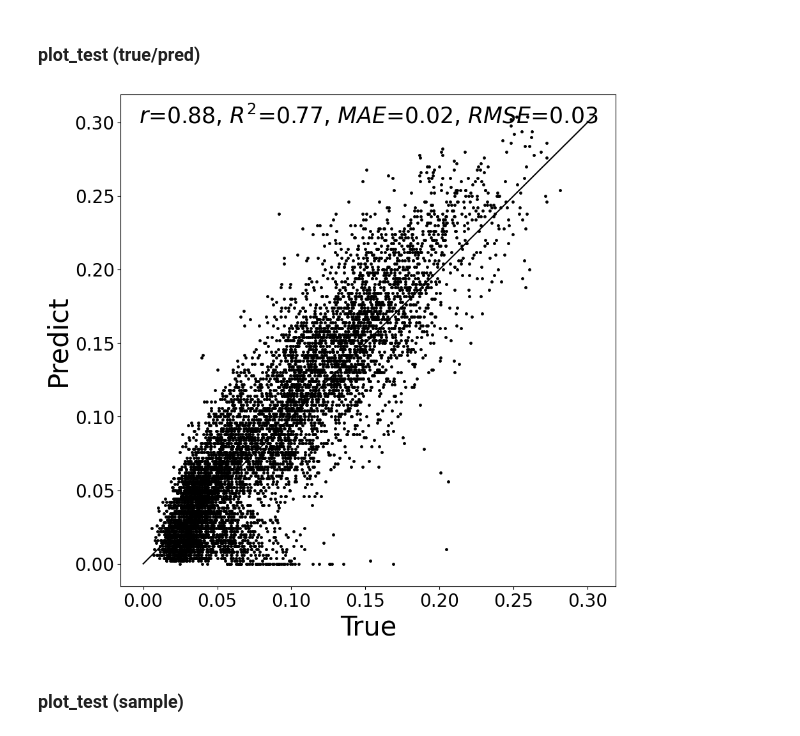
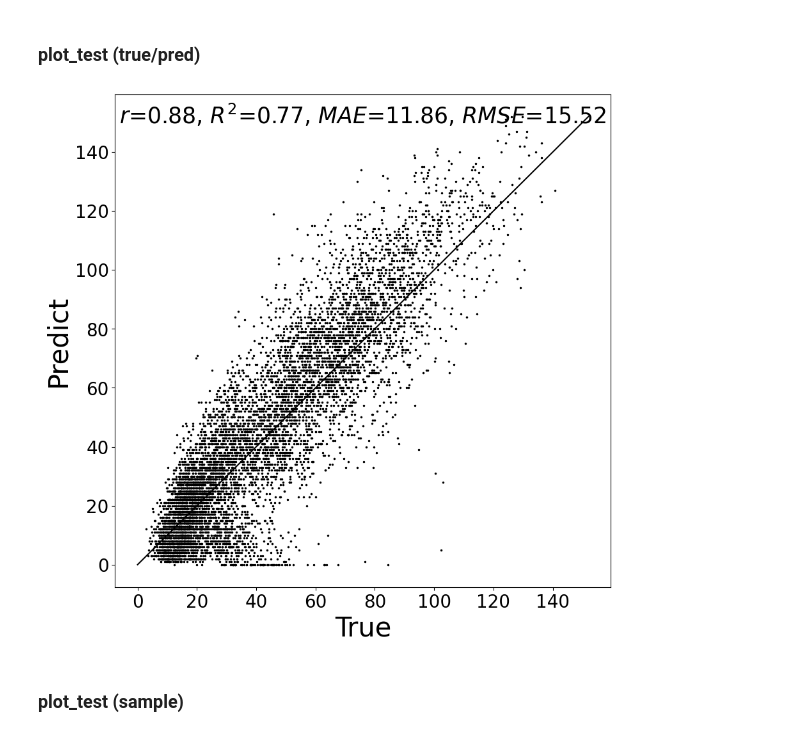
Before and after one commit to ttttmmttddiikk/cardiac_challenge, a Jupyter notebook: scripts/analyze_conv1d_task3.ipynb, the cells around one changed output. Cells and saved outputs as stored; diff of their text form; code cells hidden in the pictures.

```diff
--- a/scripts/analyze_conv1d_task3.ipynb
+++ b/scripts/analyze_conv1d_task3.ipynb
@@ -389,7 +389,7 @@ def plot_true_predict_from_y(y_predict_list:pd.DataFrame, y_true_list:pd.DataFra
     #----------------
     #plot scatter
     #ax.scatter(x=y_predict_list, y=y_true_list, s=40, c="black", marker="o", zorder=10)
-    ax.plot(y_predict_list, y_true_list, c="black", marker='.', linestyle="", ms=5, zorder=10)
+    ax.plot(y_predict_list, y_true_list, c="black", marker='.', linestyle="", ms=3, zorder=10)
     #----------------
     #plot 直線
     x=np.linspace( min(min(y_true_list),min(y_predict_list)), max(max(y_true_list),max(y_predict_list)), 10) #listの足し算は結合
@@ -420,31 +420,31 @@ def plot_true_predict_from_y(y_predict_list:pd.DataFrame, y_true_list:pd.DataFra
 # %%
 #----------------------------
 # eval
 model.eval()
 with torch.no_grad():
     #----------------------------
     #forward
     x, y = dataset.return_test_data()
     #----------------------------
     #float32, grad==True
     x = dataset.change_data_setting_to_train(x)
     y = dataset.change_data_setting_to_train(y)
     #----------------------------
     #change the type
     x = x.to(device)
     y = y.to(device)
     #----------------------------
     #forward
     output = model(x)
     #----------------------------
     #change to numpy
-    output = output.to('cpu').detach().numpy().copy().flatten()
-    y = y.to('cpu').detach().numpy().copy().flatten()
+    output = output.to('cpu').detach().numpy().copy().flatten() * 500
+    y = y.to('cpu').detach().numpy().copy().flatten() * 500
     #----------------------------
     #plot
     plot_true_predict_from_y(y_predict_list=output, y_true_list=y, title="", path_save=False)
 # %% [output]
-[figure, old version]
+[figure, new version]
 # %% [markdown]
 ### plot_test (sample)
 # %%
```
